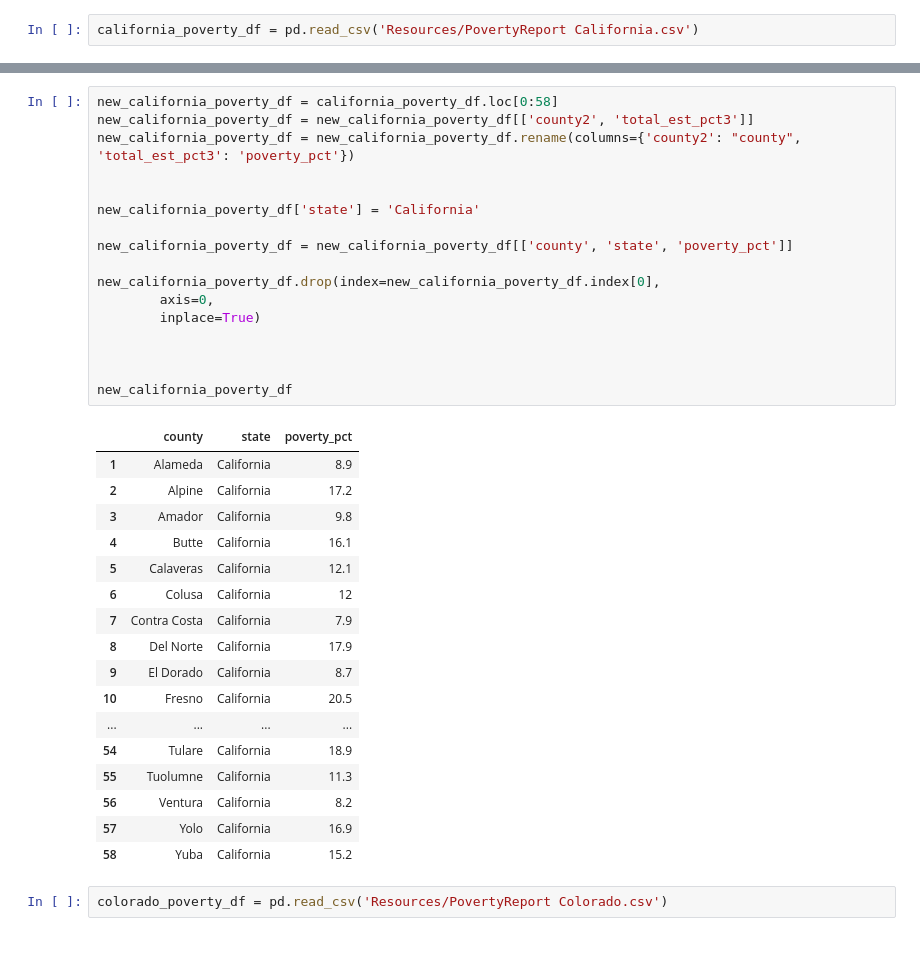
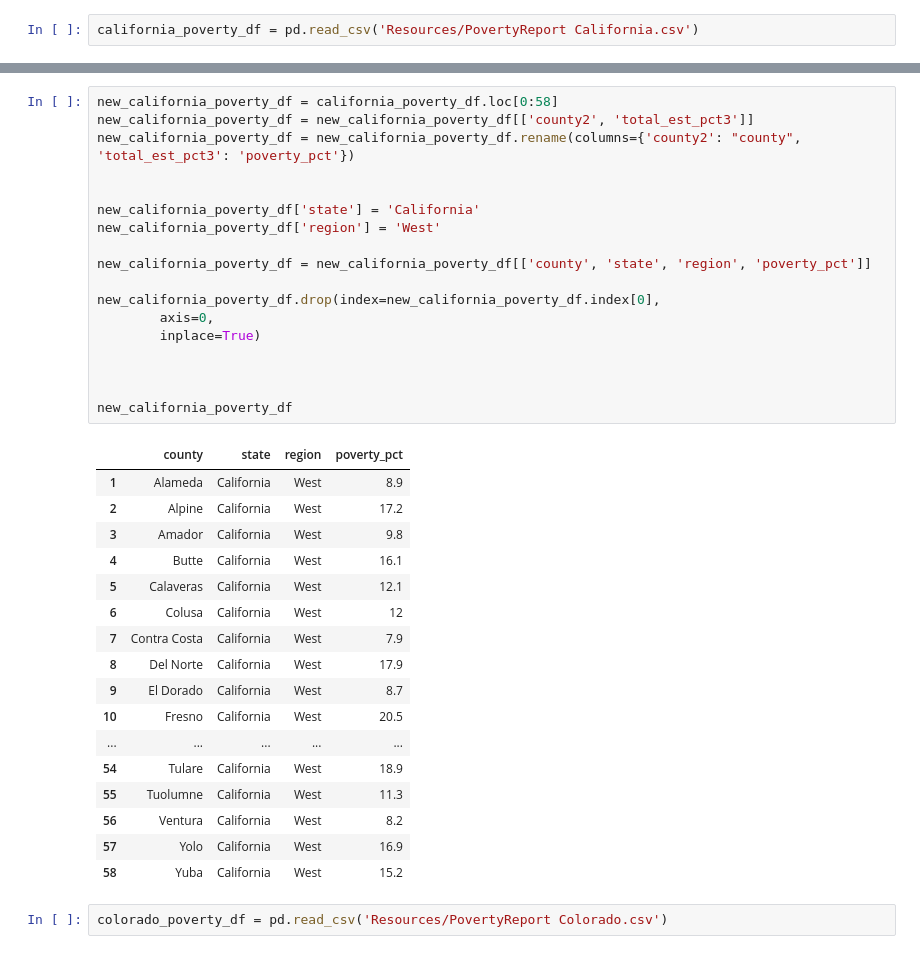
Before and after one commit to nhuquynhle22/Crime_Rates_vs_City_Budgets, a Jupyter notebook: poverty_dataset.ipynb, the cells around one changed output, grey strips where cells are left out. Cells and saved outputs as stored; diff of their text form.

```diff
--- a/poverty_dataset.ipynb
+++ b/poverty_dataset.ipynb
@@ -62,38 +63,39 @@ california_poverty_df.head()
 # %%
 new_california_poverty_df = california_poverty_df.loc[0:58]
 new_california_poverty_df = new_california_poverty_df[['county2', 'total_est_pct3']]
 new_california_poverty_df = new_california_poverty_df.rename(columns={'county2': "county", 'total_est_pct3': 'poverty_pct'})
 
 
 new_california_poverty_df['state'] = 'California'
+new_california_poverty_df['region'] = 'West'
 
-new_california_poverty_df = new_california_poverty_df[['county', 'state', 'poverty_pct']]
+new_california_poverty_df = new_california_poverty_df[['county', 'state', 'region', 'poverty_pct']]
 
 new_california_poverty_df.drop(index=new_california_poverty_df.index[0],
         axis=0,
         inplace=True)
 
 
 
 new_california_poverty_df
 # %% [output]
-|  | county | state | poverty_pct |
-| 1 | Alameda | California | 8.9 |
-| 2 | Alpine | California | 17.2 |
-| 3 | Amador | California | 9.8 |
-| 4 | Butte | California | 16.1 |
-| 5 | Calaveras | California | 12.1 |
-| 6 | Colusa | California | 12 |
-| 7 | Contra Costa | California | 7.9 |
-| 8 | Del Norte | California | 17.9 |
-| 9 | El Dorado | California | 8.7 |
-| 10 | Fresno | California | 20.5 |
-| ... | ... | ... | ... |
-| 54 | Tulare | California | 18.9 |
-| 55 | Tuolumne | California | 11.3 |
-| 56 | Ventura | California | 8.2 |
-| 57 | Yolo | California | 16.9 |
-| 58 | Yuba | California | 15.2 |
+|  | county | state | region | poverty_pct |
+| 1 | Alameda | California | West | 8.9 |
+| 2 | Alpine | California | West | 17.2 |
+| 3 | Amador | California | West | 9.8 |
+| 4 | Butte | California | West | 16.1 |
+| 5 | Calaveras | California | West | 12.1 |
+| 6 | Colusa | California | West | 12 |
+| 7 | Contra Costa | California | West | 7.9 |
+| 8 | Del Norte | California | West | 17.9 |
+| 9 | El Dorado | California | West | 8.7 |
+| 10 | Fresno | California | West | 20.5 |
+| ... | ... | ... | ... | ... |
+| 54 | Tulare | California | West | 18.9 |
+| 55 | Tuolumne | California | West | 11.3 |
+| 56 | Ventura | California | West | 8.2 |
+| 57 | Yolo | California | West | 16.9 |
+| 58 | Yuba | California | West | 15.2 |
 # %%
 colorado_poverty_df = pd.read_csv('Resources/PovertyReport Colorado.csv')
 # %%
```
Also changed, not shown: parts of 12 cells of this notebook.
